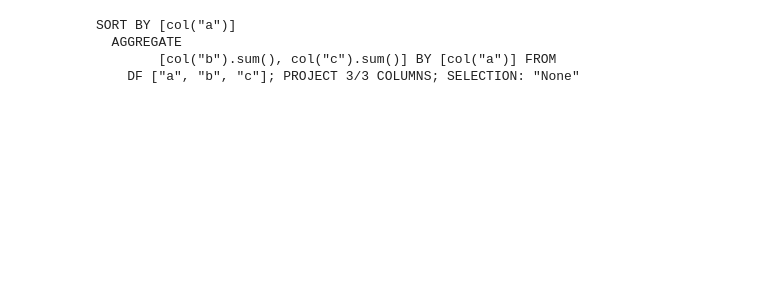
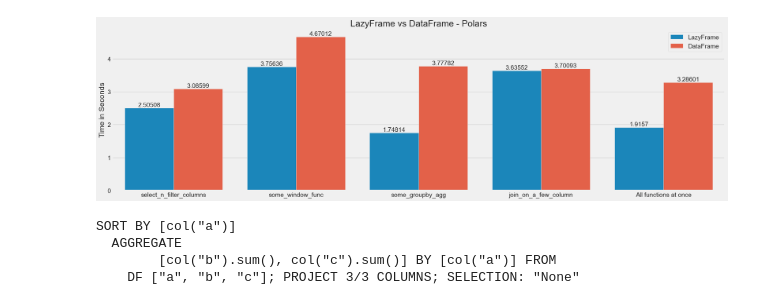
Before and after one commit to kevinkhang2909/ML-learning-journey, a Jupyter notebook: coding_tips/polars/polars_lazy.ipynb, the cells around one changed output. Cells and saved outputs as stored; diff of their text form; code cells hidden in the pictures; blank space fills up the shorter version.

Commit message:
polars lazy

```diff
--- a/coding_tips/polars/polars_lazy.ipynb
+++ b/coding_tips/polars/polars_lazy.ipynb
@@ -1,7 +1,9 @@
 # %%
 import polars as pl
-import time
 import seaborn as sns
 import matplotlib.pyplot as plt
 from pathlib import Path
-from func import timing
+from tqdm import tqdm
+from timeit import default_timer
+
+plt.style.use('fivethirtyeight')
@@ -10,3 +10,5 @@ file_path = Path.home() / 'Downloads/2021_Yellow_Taxi_Trip_Data.csv'
+# %%
+path = Path.home() / 'OneDrive - Seagroup/ai/kaggle_dataset/large_scale'
 # %%
 def select_n_filter_columns(df):
     return (
@@ -200,3 +74,41 @@ write_to_csv took: 0.00 sec
+# %%
+# LazyFrame
+start = default_timer()
+(
+    pl.scan_csv(file)
+    .pipe(select_n_filter_columns)
+    .pipe(some_window_func)
+    .pipe(some_groupby_agg)
+    .pipe(join_on_a_few_column)
+    .pipe(write_to_csv)
+)
+durations = default_timer() - start
+result.append([durations, 'All functions at once', 'LazyFrame'])
+
+# DataFrame
+start = default_timer()
+(
+    pl.read_csv(file)
+    .pipe(select_n_filter_columns)
+    .pipe(some_window_func)
+    .pipe(some_groupby_agg)
+    .pipe(join_on_a_few_column)
+    .pipe(write_to_csv)
+)
+durations = default_timer() - start
+result.append([durations, 'All functions at once', 'DataFrame'])
+# %%
+df = pl.DataFrame(result, schema=['time in seconds', 'func', 'type'])
+
+plt.figure(figsize=(20, 6))
+ax = sns.barplot(x=list(df['func']), y=list(df['time in seconds']), hue=list(df['type']), errorbar=None)
+for container in ax.containers:
+    ax.bar_label(container)
+ax.set(xlabel='', ylabel='Time in Seconds')
+plt.title('LazyFrame vs DataFrame - Polars')
+plt.tight_layout()
+# %% [output]
+[figure, added]
 # %%
 lf = pl.LazyFrame(
     {
```
Also changed, not shown: parts of 6 cells of this notebook, 1 other file.
